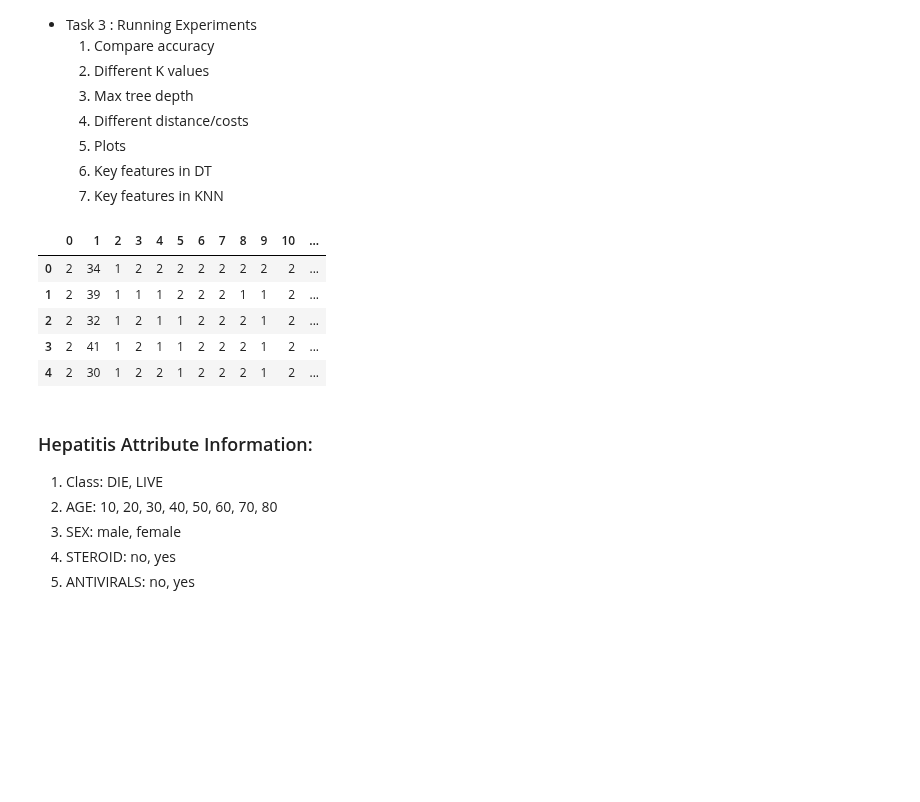
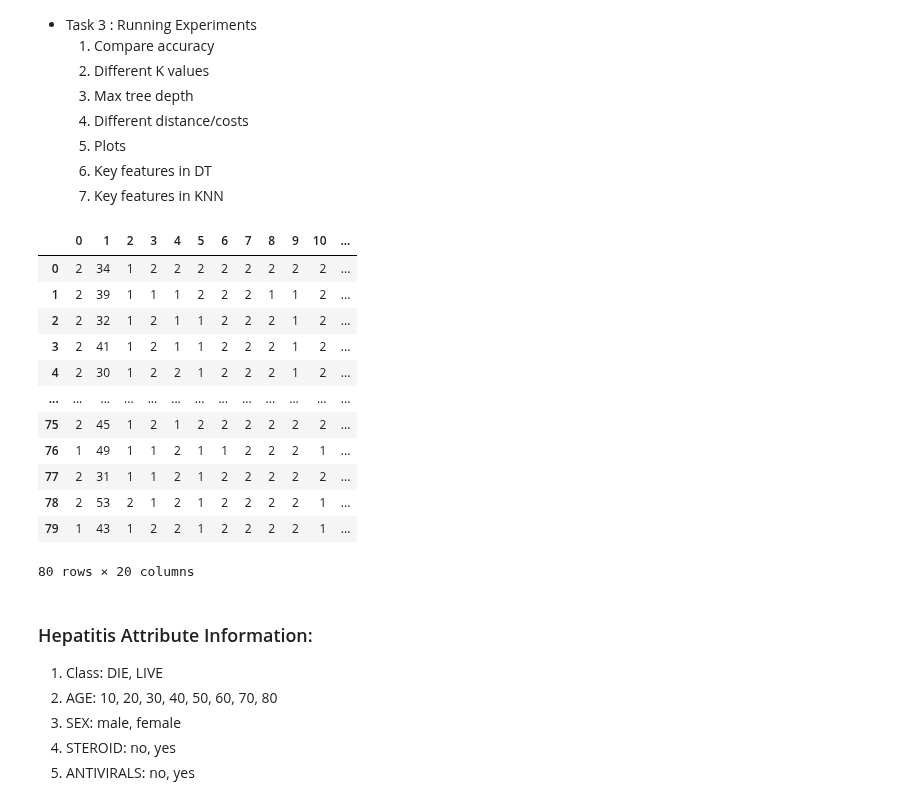
Before and after one commit to acollin19/comp551, a Jupyter notebook: assignment1_group_24.ipynb, the cells around one changed output. Drawn from its saved outputs; the diff is of its cells as text; code cells hidden in the pictures; blank space fills up the shorter version.

```diff
--- a/assignment1_group_24.ipynb
+++ b/assignment1_group_24.ipynb
@@ -74,16 +73,24 @@ getCSVFromArff("messidor_features") #outputs a csv file into dir
 # %%
 # Loading/cleaning datasets
 hepatitis = pd.read_csv("hepatitis.data", header=None)
 hepatitis = hepatitis[(hepatitis != '?').all(axis=1)]
 hepatitis = hepatitis.dropna().reset_index(drop=True)
-hepatitis.head()
+
+hepatitis.apply(pd.to_numeric)
 # %% [output]
 |  | 0 | 1 | 2 | 3 | 4 | 5 | 6 | 7 | 8 | 9 | 10 | ... |
 | 0 | 2 | 34 | 1 | 2 | 2 | 2 | 2 | 2 | 2 | 2 | 2 | ... |
 | 1 | 2 | 39 | 1 | 1 | 1 | 2 | 2 | 2 | 1 | 1 | 2 | ... |
 | 2 | 2 | 32 | 1 | 2 | 1 | 1 | 2 | 2 | 2 | 1 | 2 | ... |
 | 3 | 2 | 41 | 1 | 2 | 1 | 1 | 2 | 2 | 2 | 1 | 2 | ... |
 | 4 | 2 | 30 | 1 | 2 | 2 | 1 | 2 | 2 | 2 | 1 | 2 | ... |
+| ... | ... | ... | ... | ... | ... | ... | ... | ... | ... | ... | ... | ... |
+| 75 | 2 | 45 | 1 | 2 | 1 | 2 | 2 | 2 | 2 | 2 | 2 | ... |
+| 76 | 1 | 49 | 1 | 1 | 2 | 1 | 1 | 2 | 2 | 2 | 1 | ... |
+| 77 | 2 | 31 | 1 | 1 | 2 | 1 | 2 | 2 | 2 | 2 | 2 | ... |
+| 78 | 2 | 53 | 2 | 1 | 2 | 1 | 2 | 2 | 2 | 2 | 1 | ... |
+| 79 | 1 | 43 | 1 | 2 | 2 | 1 | 2 | 2 | 2 | 2 | 1 | ... |
+80 rows × 20 columns
 # %% [markdown]
 ### Hepatitis Attribute Information:
 
```
Also changed, not shown: parts of 9 cells of this notebook.
